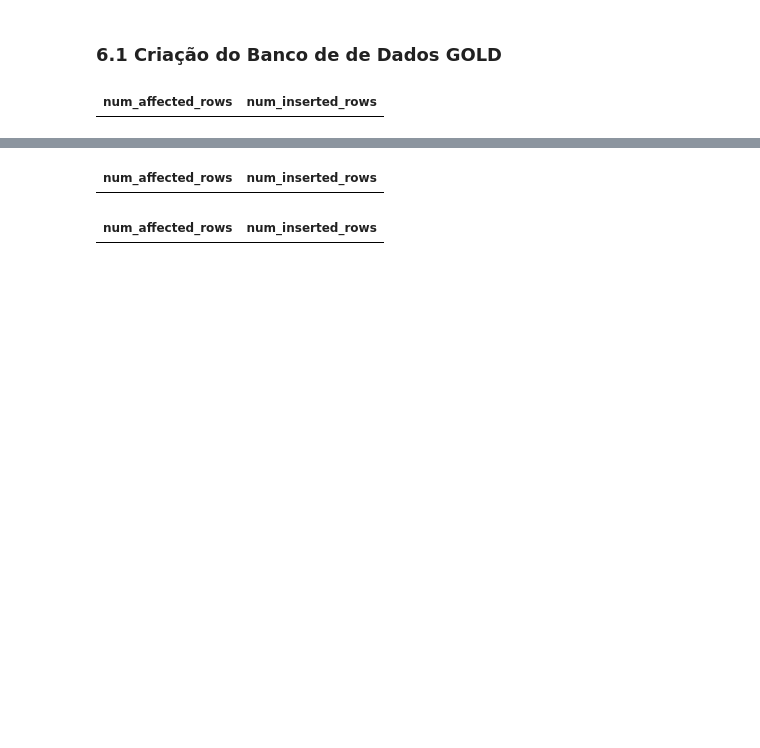
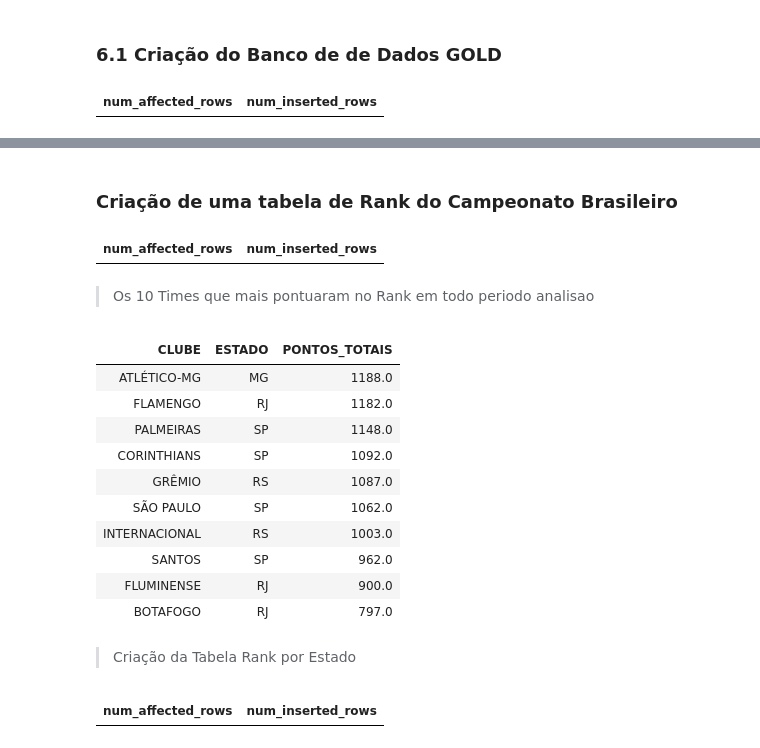
Before and after one commit to rafaelrodolfon/MVP---Engenharia-de-Dados-Brasil-em-Movimento-Futebol-PIB-e-as-Rotas-da-Migra-o-Interna, a Jupyter notebook: Codigo MVP---Engenharia-de-Dados-Brasil-em-Movimento-Futebol-PIB-e-as-Rotas-da-Migra-o-Interna.ipynb, the cells around one changed output, grey strips where cells are left out. Saved outputs shown, nothing was run; the diff lists cells and outputs as text; code cells hidden in the pictures; blank space fills up the shorter version.

```diff
--- a/Codigo MVP---Engenharia-de-Dados-Brasil-em-Movimento-Futebol-PIB-e-as-Rotas-da-Migra-o-Interna.ipynb
+++ b/Codigo MVP---Engenharia-de-Dados-Brasil-em-Movimento-Futebol-PIB-e-as-Rotas-da-Migra-o-Interna.ipynb
@@ -506,5 +510,7 @@ limit 5
 | 2014 | Acre | AC | 790101.0 | 776463.0 | 64180 | 13666 | 50514 | ... |
 | 2015 | Acre | AC | 803513.0 | 790101.0 | 63796 | 13879 | 49917 | ... |
 | 2016 | Acre | AC | 816687.0 | 803513.0 | 60238 | 14740 | 45498 | ... |
+# %% [markdown]
+### Criação de uma tabela de Rank do Campeonato Brasileiro
 # %%
 %sql
@@ -544,5 +550,39 @@ GROUP BY ANO, ESTADO
 ORDER BY ANO DESC, PONTUACAO_TOTAL DESC;
 # %% [output]
 | num_affected_rows | num_inserted_rows |
+# %% [markdown]
+> Os 10 Times que mais pontuaram no Rank em todo periodo analisao
+# %%
+%sql
+SELECT
+  CLUBE,
+  ESTADO,
+  SUM(
+    CASE
+      WHEN SERIE = 'A' THEN (20 - (POSICAO - 1)) * 6
+      WHEN SERIE = 'B' THEN (20 - (POSICAO - 1)) * 1
+      ELSE 0
+    END
+  ) AS PONTOS_TOTAIS
+FROM SILVER.BRASILEIRO
+WHERE SERIE IN ('A', 'B')
+  AND POSICAO BETWEEN 1 AND 20
+GROUP BY CLUBE, ESTADO
+ORDER BY PONTOS_TOTAIS DESC
+LIMIT 10;
+# %% [output]
+| CLUBE | ESTADO | PONTOS_TOTAIS |
+| ATLÉTICO-MG | MG | 1188.0 |
+| FLAMENGO | RJ | 1182.0 |
+| PALMEIRAS | SP | 1148.0 |
+| CORINTHIANS | SP | 1092.0 |
+| GRÊMIO | RS | 1087.0 |
+| SÃO PAULO | SP | 1062.0 |
+| INTERNACIONAL | RS | 1003.0 |
+| SANTOS | SP | 962.0 |
+| FLUMINENSE | RJ | 900.0 |
+| BOTAFOGO | RJ | 797.0 |
+# %% [markdown]
+> Criação da Tabela Rank por Estado
 # %%
 %sql
```
Also changed, not shown: parts of 27 cells of this notebook.
